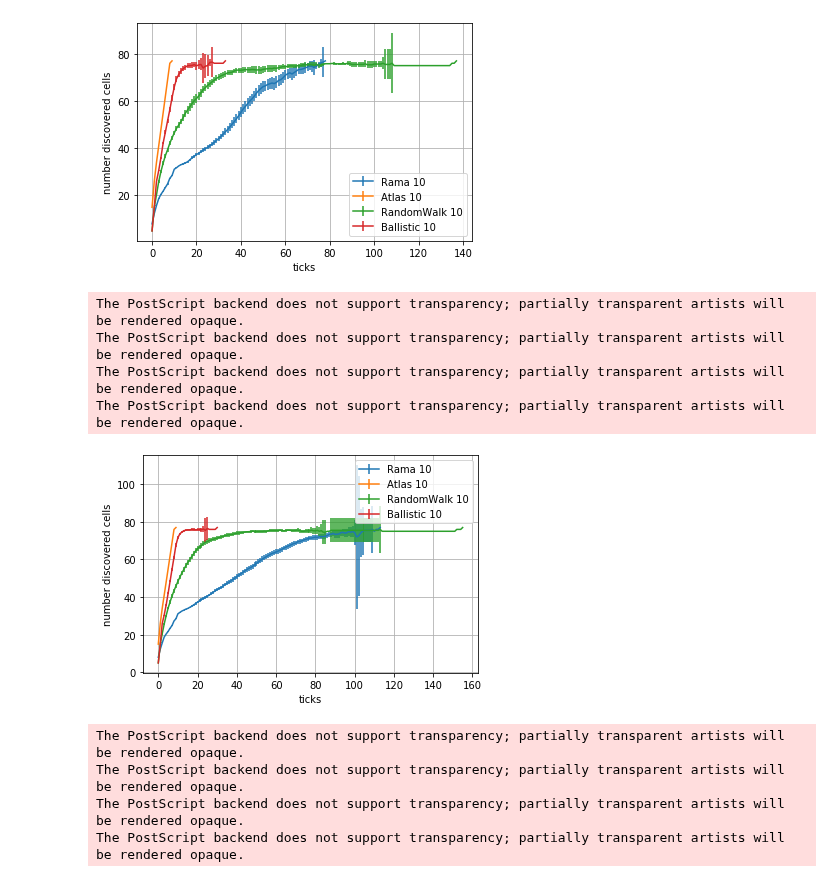
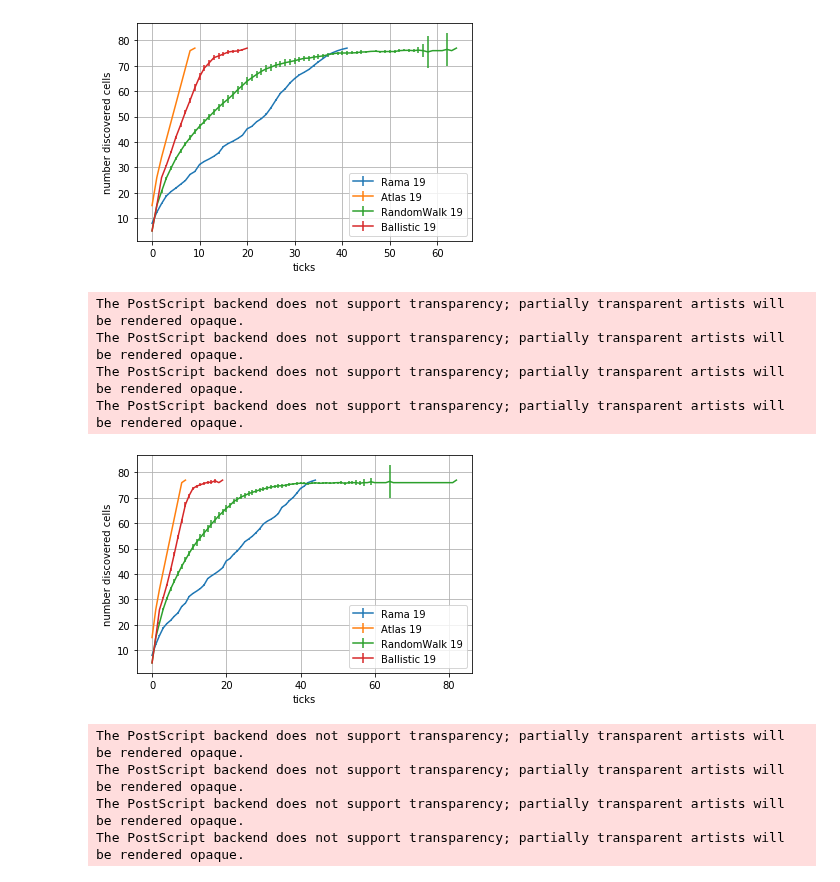
Before and after one commit to openwsn-berkeley/Atlas, a Jupyter notebook: DrawResults.ipynb, the cells around one changed output. Cells and saved outputs as stored; diff of their text form; code cells hidden in the pictures.

```diff
--- a/DrawResults.ipynb
+++ b/DrawResults.ipynb
@@ -13,7 +13,7 @@ import AtlasScenarios
 
 pp      =  pprint.PrettyPrinter(compact=True)
 
-LOGFILE = 'AtlasLog_200428220938.json'
+LOGFILE = 'AtlasLog_200428232056.json'
 
 #=== helper functions
 
@@ -171,10 +171,12 @@ Mapping Profile
 
 data               = {}
 scenarioNames      = []
+allNumRobots        = []
 for run in log:
     scenarioName   = run['scenarioName'][len('SCENARIO_'):]
     scenarioNames += [scenarioName]
     numRobots      = run['numRobots']
+    allNumRobots  += [numRobots]
     navAlg         = run['navAlg'][len('Navigation'):]
     profile        = run['profile']
     if (scenarioName,numRobots) not in data:
@@ -200,36 +202,37 @@ for (k1,v1) in data.items():
             hs += [h]
         data[k1][k2] = {
             'mean':                ms,
             'confidence_interval': hs,
         }
 
 #=== create plot
 
 scenarioNames = set(scenarioNames)
+allNumRobots  = set(allNumRobots)
 
 for scenarioName in scenarioNames:
     (fig,ax) = plt.subplots()
     lines    = []
     for ((scenario,numRobots),v) in data.items():
-        if numRobots!=10:
+        if numRobots!=max(allNumRobots):
             continue
         if scenario!=scenarioName:
             continue
         for (alg,profile) in v.items():
             lines    += [ax.errorbar(x=range(len(profile['mean'])),y=profile['mean'],yerr=profile['confidence_interval'],label='{0} {1}'.format(alg,numRobots))]
     ax.grid(True, zorder=5)
     ax.legend()
     plt.xlabel('ticks')
     plt.ylabel('number discovered cells')
     plt.show()
     fig.savefig(os.path.join('plots','mapping_profile_{0}.eps'.format(scenarioName)),bbox_inches='tight')
 # %% [output]
-[figure, old version]
+[figure, new version]
 The PostScript backend does not support transparency; partially transparent artists will be rendered opaque.
 The PostScript backend does not support transparency; partially transparent artists will be rendered opaque.
 The PostScript backend does not support transparency; partially transparent artists will be rendered opaque.
 The PostScript backend does not support transparency; partially transparent artists will be rendered opaque.
-[figure, old version]
+[figure, new version]
 The PostScript backend does not support transparency; partially transparent artists will be rendered opaque.
 The PostScript backend does not support transparency; partially transparent artists will be rendered opaque.
 The PostScript backend does not support transparency; partially transparent artists will be rendered opaque.
```
Also changed, not shown: parts of 4 cells of this notebook, 1 other file.
